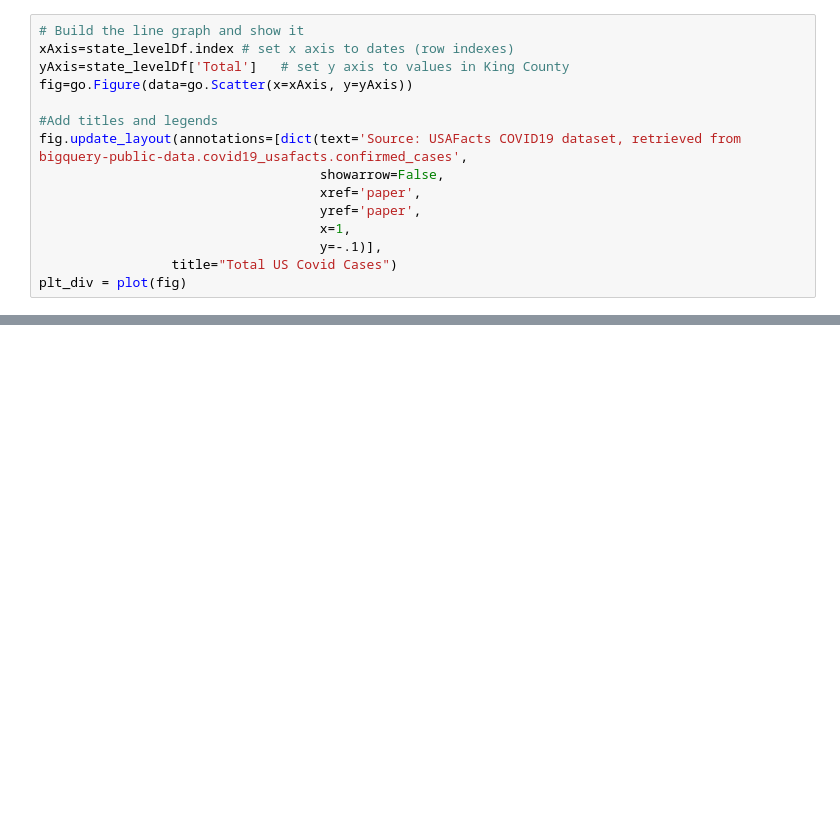
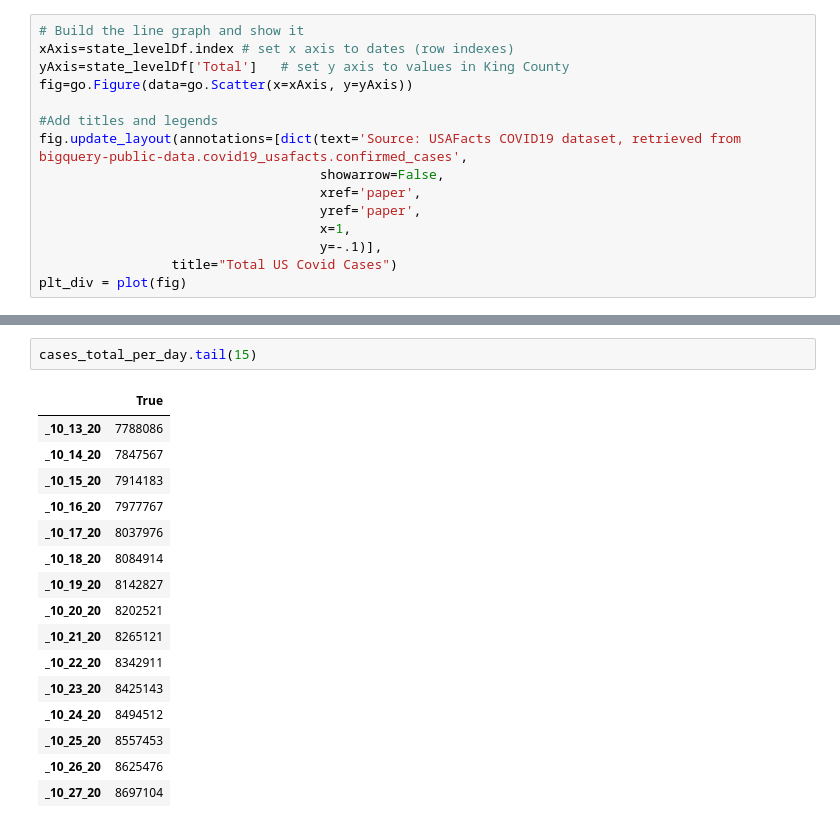
Before and after one commit to mikec3/Portfolio_Test, a Jupyter notebook: BigQuery_And_PlotlyTesting.ipynb, the cells around one changed output, grey strips where cells are left out. Drawn from its saved outputs; the diff is of its cells as text; blank space fills up the shorter version.

```diff
--- a/BigQuery_And_PlotlyTesting.ipynb
+++ b/BigQuery_And_PlotlyTesting.ipynb
@@ -230,0 +252,19 @@ county_chor_div = plot(CountyChor)
+# %%
+cases_total_per_day.tail(15)
+# %% [output]
+|  | True |
+| _10_13_20 | 7788086 |
+| _10_14_20 | 7847567 |
+| _10_15_20 | 7914183 |
+| _10_16_20 | 7977767 |
+| _10_17_20 | 8037976 |
+| _10_18_20 | 8084914 |
+| _10_19_20 | 8142827 |
+| _10_20_20 | 8202521 |
+| _10_21_20 | 8265121 |
+| _10_22_20 | 8342911 |
+| _10_23_20 | 8425143 |
+| _10_24_20 | 8494512 |
+| _10_25_20 | 8557453 |
+| _10_26_20 | 8625476 |
+| _10_27_20 | 8697104 |
```
Also changed, not shown: parts of 16 cells of this notebook, 8 other files.
